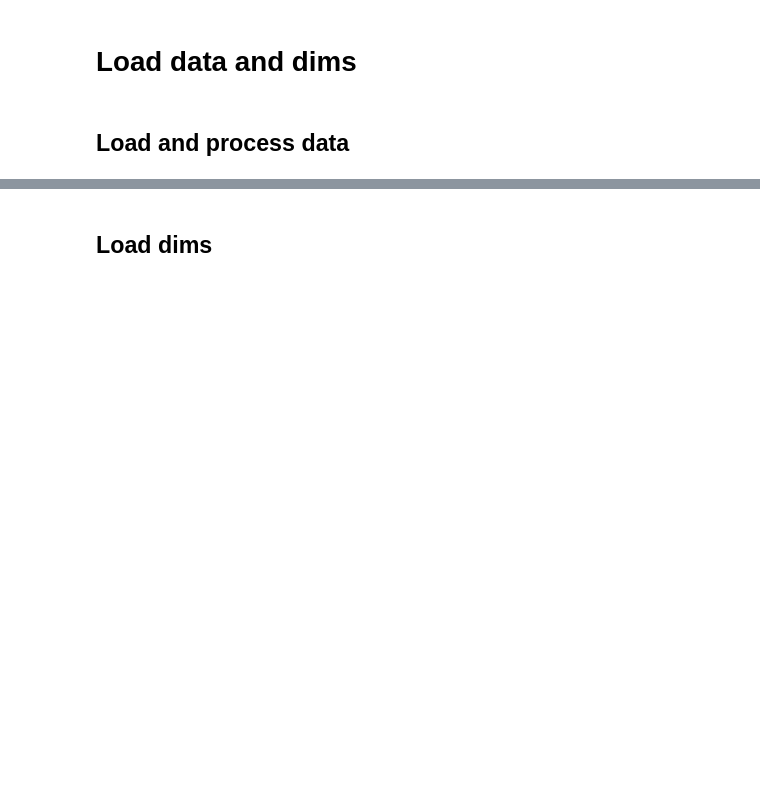
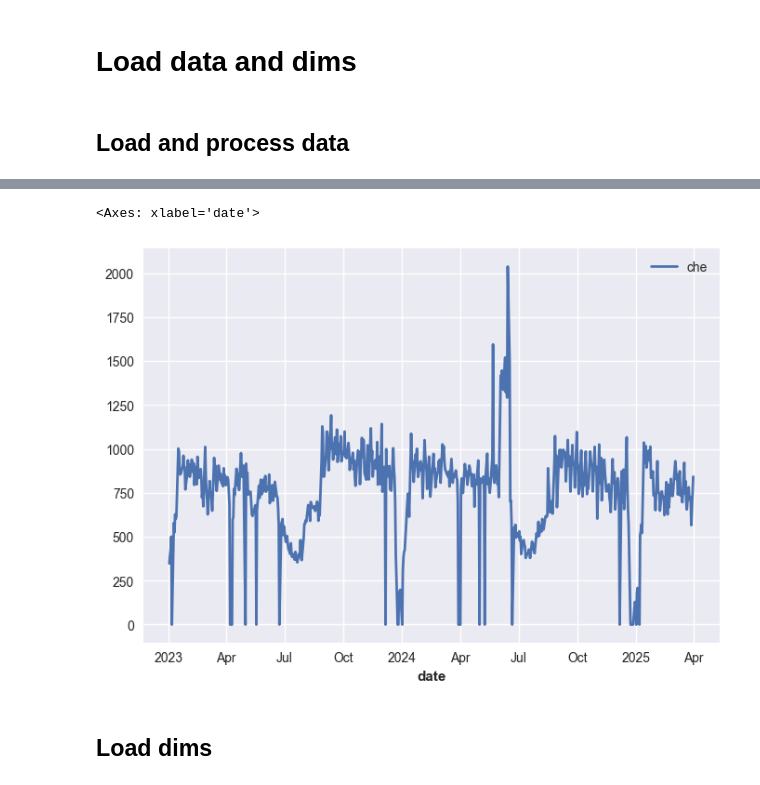
Before and after one commit to Food-Waste-Optimization/Food-Waste-Optimization, a Jupyter notebook: src/whole_pos_forecast/darts_chemicum.ipynb, the cells around one changed output, grey strips where cells are left out. Cells and saved outputs as stored; diff of their text form; code cells hidden in the pictures; blank space fills up the shorter version.

Commit message:
Add code to transform data and whole POS forecast

```diff
--- a/src/whole_pos_forecast/darts_chemicum.ipynb
+++ b/src/whole_pos_forecast/darts_chemicum.ipynb
@@ -108,0 +30,5 @@ pos_final.head()
+# %%
+path =  "data/processed/pos_daily_snapshot.parquet"
+pos_daily_snapshot = pl.read_parquet(path)
+
+pos_daily_snapshot.head()
@@ -108,0 +44,5 @@ pos_final.head()
+# %%
+path = "data/processed/dim_restaurants.xlsx"
+dim_restaurants = pl.read_excel(path)
+
+dim_restaurants.head()
@@ -108,0 +57,16 @@ pos_final.head()
+# %%
+pos_daily_snapshot = (
+    pos_daily_snapshot
+
+    # Translate to restaurant name from restaurant id
+    .join(dim_restaurants, left_on='restaurant', right_on='restaurant_id')
+    .drop('restaurant_right', 'restaurant')
+    .rename({'restaurant_short': 'restaurant'})
+
+
+    # Pivot
+    .pivot(index='date', on='restaurant', values='pcs')
+    .sort('date')
+)
+
+pos_daily_snapshot.head()
@@ -109,24 +82,27 @@ pos_final.head()
 # %%
 restaurant = "che"
 
 series = (
     TimeSeries
     .from_dataframe(
-        pos_final.to_pandas(),
+        pos_daily_snapshot.to_pandas(),
         time_col='date',
         value_cols=[
             restaurant
             # 'che',
             # 'exa',
             # 'phy',
             # 'vik'
         ],
         fillna_value=EPS,
         freq='B',
     )
 )
 
 series.plot()
+# %% [output]
+<Axes: xlabel='date'>
+[figure, added]
 # %%
 # static_covs_multi = pd.DataFrame(data={"restaurant": [0, 1, 2, 3]})
 # series = series.with_static_covariates(static_covs_multi)
```
Also changed, not shown: parts of 23 cells of this notebook, 6 other files.
